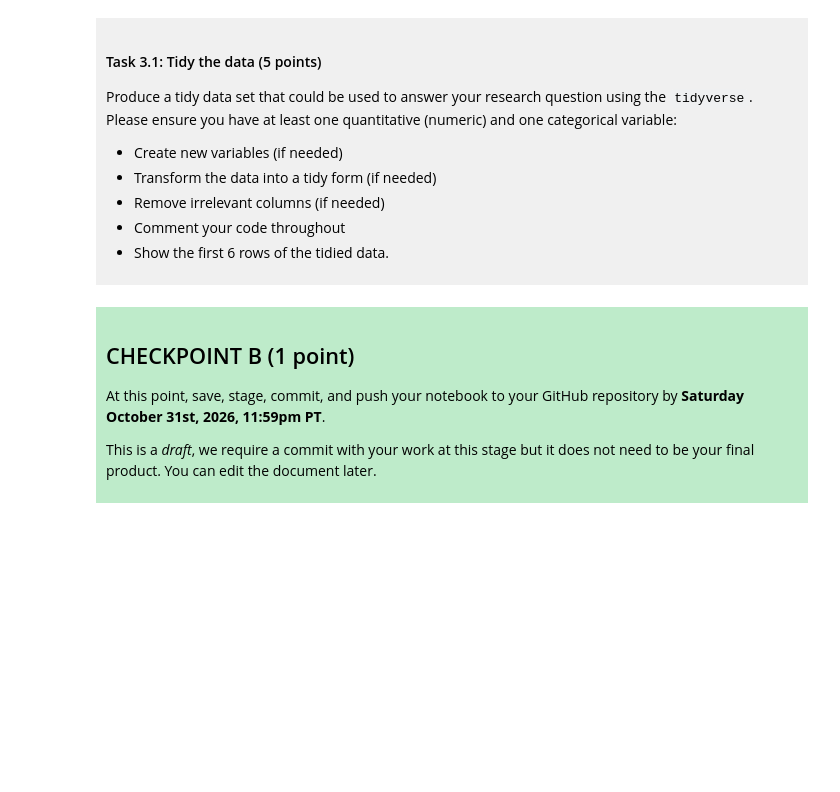
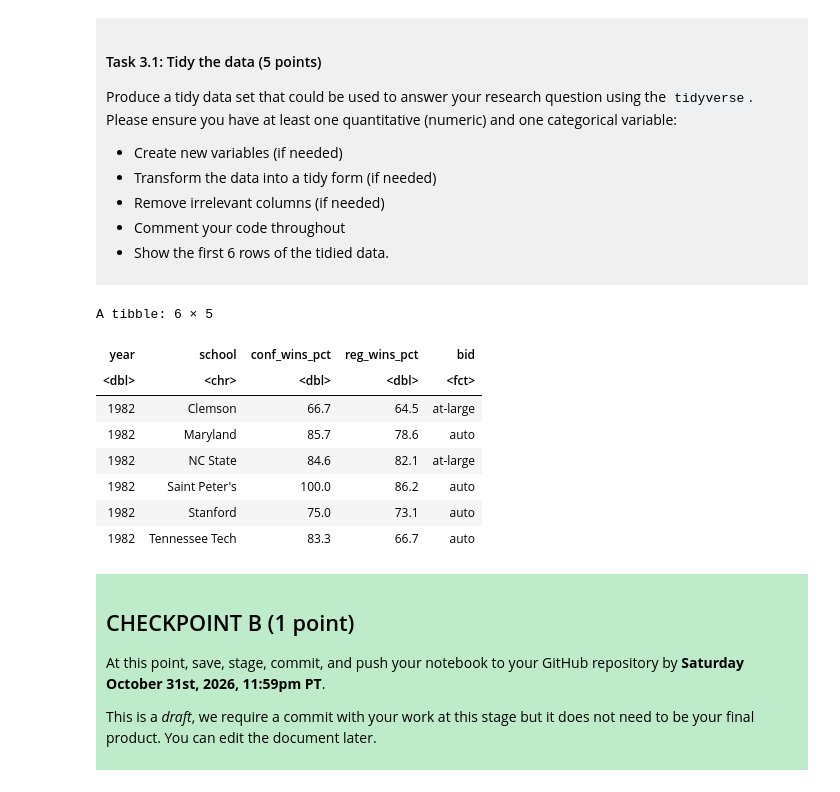
Before and after one commit to bridgetzrx/dsci-100-project-bridget-zhang, a Jupyter notebook: dsci-100-project-notebook.ipynb, the cells around one changed output. Drawn from its saved outputs; the diff is of its cells as text; code cells hidden in the pictures; blank space fills up the shorter version.

```diff
--- a/dsci-100-project-notebook.ipynb
+++ b/dsci-100-project-notebook.ipynb
@@ -189,7 +212,23 @@ Produce a tidy data set that could be used to answer your research question usin
 
 </div>
 # %%
-### EDIT THIS CODE CELL ###
+basketball_bid <- basketball |>
+    select(year, school, conf_wins_pct, reg_wins_pct, bid) |> #year and school are kept so it is easier to distinguish what the dataframe is for
+    drop_na() |> # removes schools that didn't play in the conference (most were the early years)
+    mutate(bid = as_factor(bid)) #so it can get classified
+
+
+head(basketball_bid, n= 6)
+# %% [output]
+A tibble: 6 × 5
+| year | school | conf_wins_pct | reg_wins_pct | bid |
+| <dbl> | <chr> | <dbl> | <dbl> | <fct> |
+| 1982 | Clemson | 66.7 | 64.5 | at-large |
+| 1982 | Maryland | 85.7 | 78.6 | auto |
+| 1982 | NC State | 84.6 | 82.1 | at-large |
+| 1982 | Saint Peter's | 100.0 | 86.2 | auto |
+| 1982 | Stanford | 75.0 | 73.1 | auto |
+| 1982 | Tennessee Tech | 83.3 | 66.7 | auto |
 # %% [markdown]
 <div style="background-color: #beebca; padding: 10px;">
 
```
Also changed, not shown: parts of 3 cells of this notebook.
